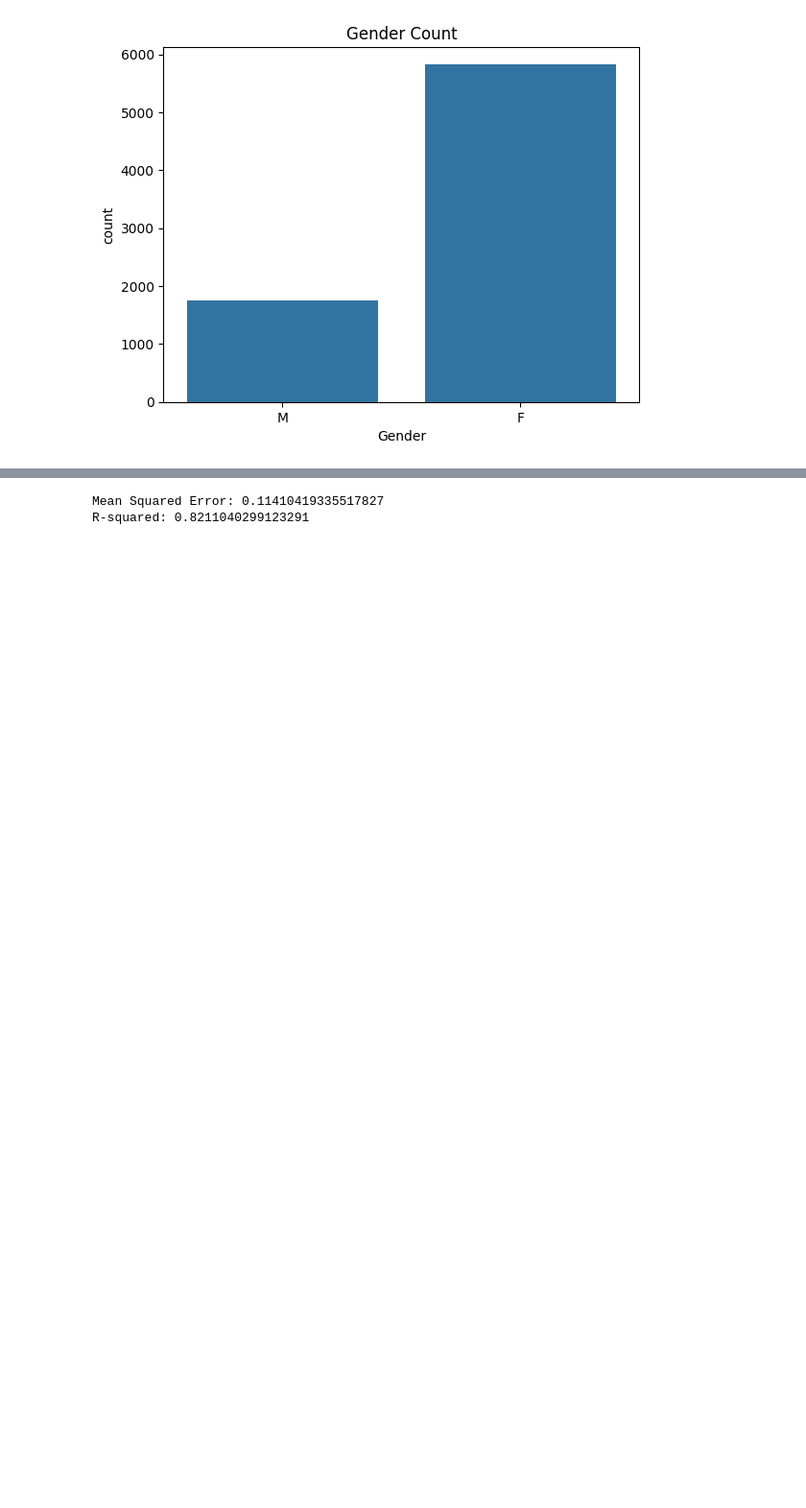
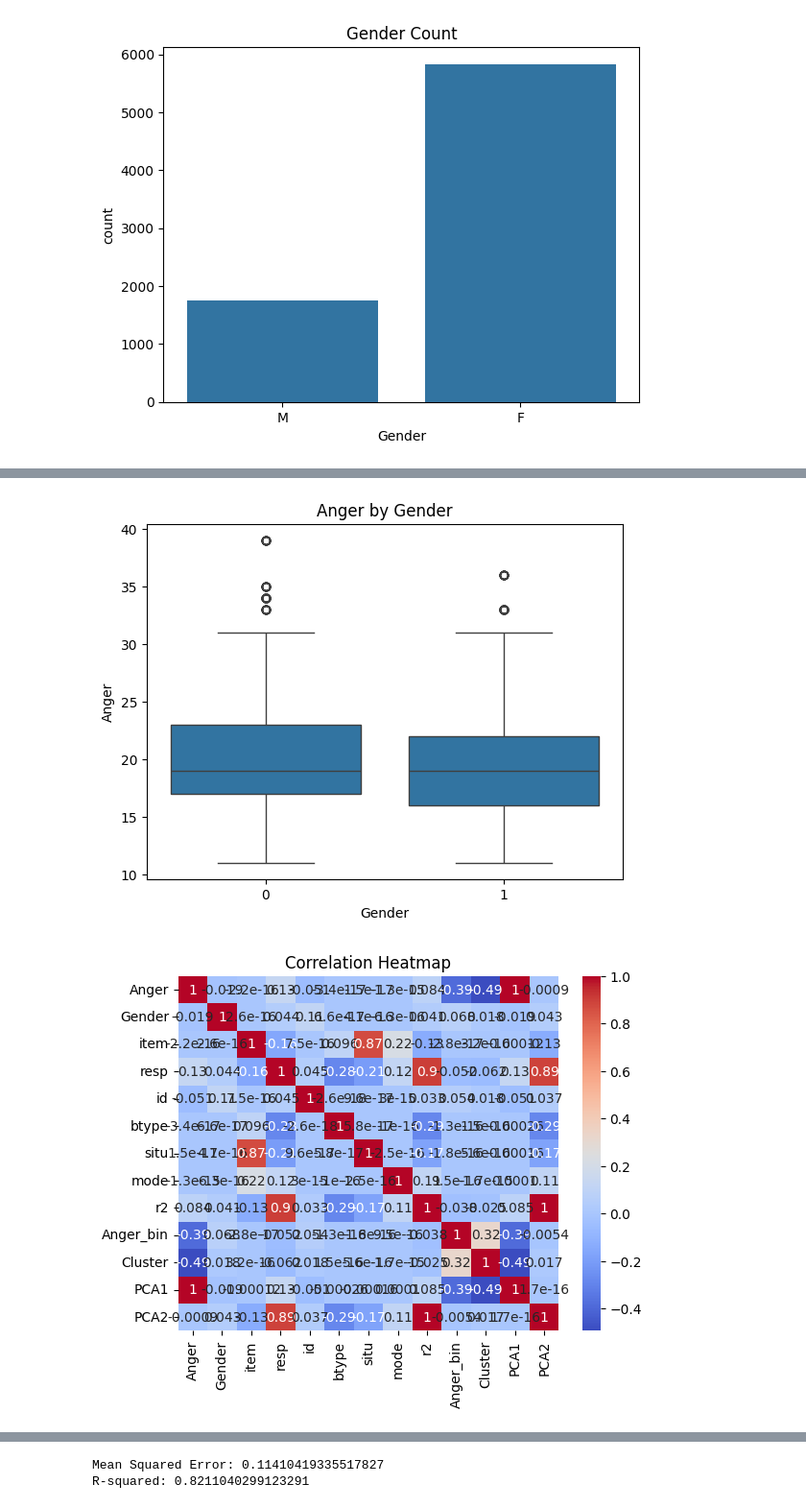
Before and after one commit to SamuelLegesseVIT/eda, a Jupyter notebook: EDA_DA.ipynb, the cells around one changed output, grey strips where cells are left out. Shown at 96% size. Saved outputs shown, nothing was run; the diff lists cells and outputs as text; code cells hidden in the pictures; blank space fills up the shorter version.

```diff
--- a/EDA_DA.ipynb
+++ b/EDA_DA.ipynb
@@ -90,4 +90,31 @@ plt.show()
 ValueError: could not convert string to float: 'medium'
+# %%
+# Bivariate Analysis
+
+# Relationship between 'Anger' and 'Gender'
+sns.boxplot(x='Gender', y='Anger', data=data)
+plt.title("Anger by Gender")
+plt.show()
+
+from sklearn.preprocessing import LabelEncoder
+
+label_encoder = LabelEncoder()
+
+# Encode each non-numeric column
+en_data = data
+for column in ['Gender', 'item', 'resp', 'btype', 'situ', 'mode', 'r2', 'Anger_bin']: # Include 'Anger_bin' here
+    en_data[column] = label_encoder.fit_transform(en_data[column])
+
+en_data = en_data.drop(columns=['rownames'])
+
+# Correlation heatmap
+corr_matrix = en_data.corr()
+sns.heatmap(corr_matrix, annot=True, cmap="coolwarm")
+plt.title("Correlation Heatmap")
+plt.show()
+# %% [output]
+[figure, added]
+[figure, added]
 # %%
 # Multivariate Analysis
 
```
Also changed, not shown: parts of 1 cell of this notebook.
